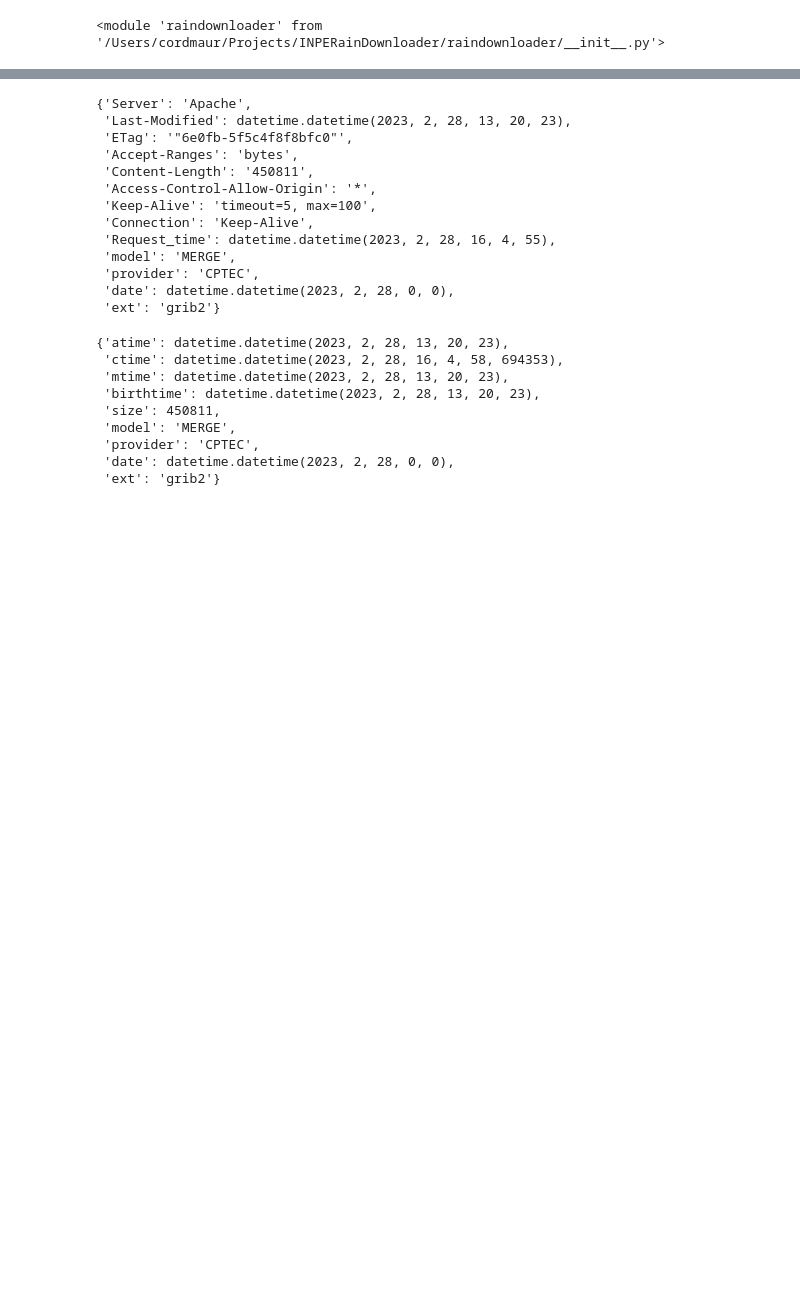
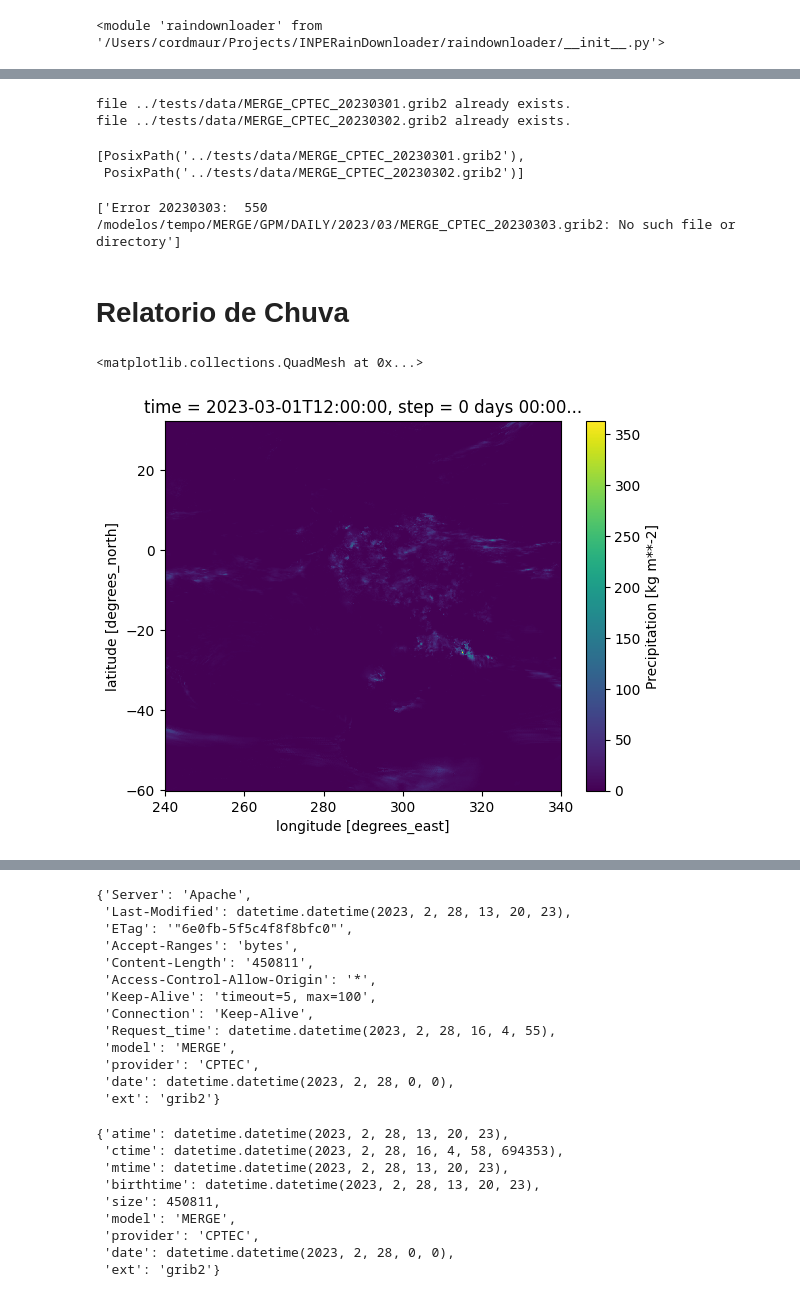
Before and after one commit to cordmaur/INPERainDownloader, a Jupyter notebook: nbs/66-Initial_development.ipynb, the cells around one changed output, grey strips where cells are left out. Drawn from its saved outputs; the diff is of its cells as text; code cells hidden in the pictures; blank space fills up the shorter version.

```diff
--- a/nbs/66-Initial_development.ipynb
+++ b/nbs/66-Initial_development.ipynb
@@ -188,0 +82,13 @@ ds['prec'].plot()
+# %%
+downloader.download_recent(local_folder, x=2)
+# %% [output]
+file ../tests/data/MERGE_CPTEC_20230301.grib2 already exists.
+file ../tests/data/MERGE_CPTEC_20230302.grib2 already exists.
+[PosixPath('../tests/data/MERGE_CPTEC_20230301.grib2'),
+ PosixPath('../tests/data/MERGE_CPTEC_20230302.grib2')]
+# %%
+downloader.download_recent(local_folder, num=1)
+# %% [output]
+['Error 20230303:  550 /modelos/tempo/MERGE/GPM/DAILY/2023/03/MERGE_CPTEC_20230303.grib2: No such file or directory']
+# %% [markdown]
+# Relatorio de Chuva
@@ -188,0 +98,7 @@ ds['prec'].plot()
+# %%
+path = Path('../tests/data/MERGE_CPTEC_20230301.grib2')
+ds = xr.open_dataset(path, engine='cfgrib')
+ds['prec'].plot()
+# %% [output]
+<matplotlib.collections.QuadMesh at 0x...>
+[figure, added]
```
Also changed, not shown: parts of 81 cells of this notebook, 3 other files.
